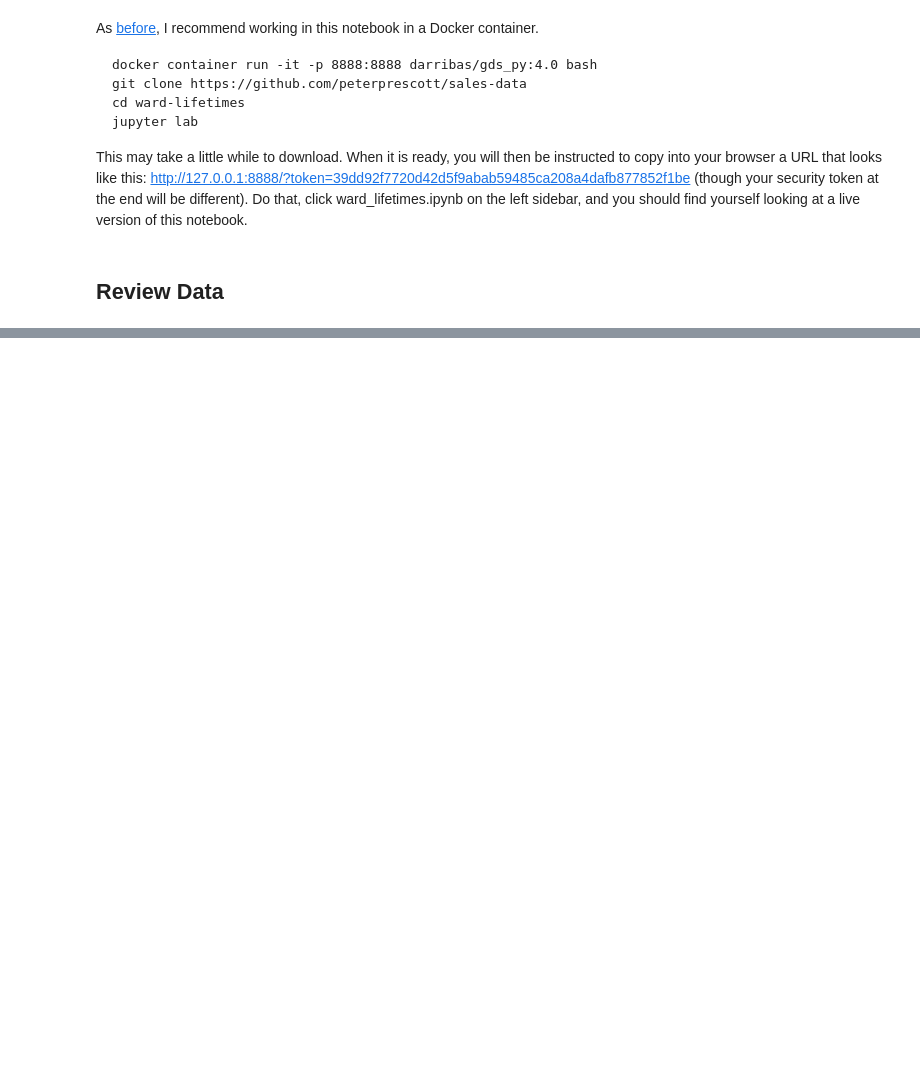
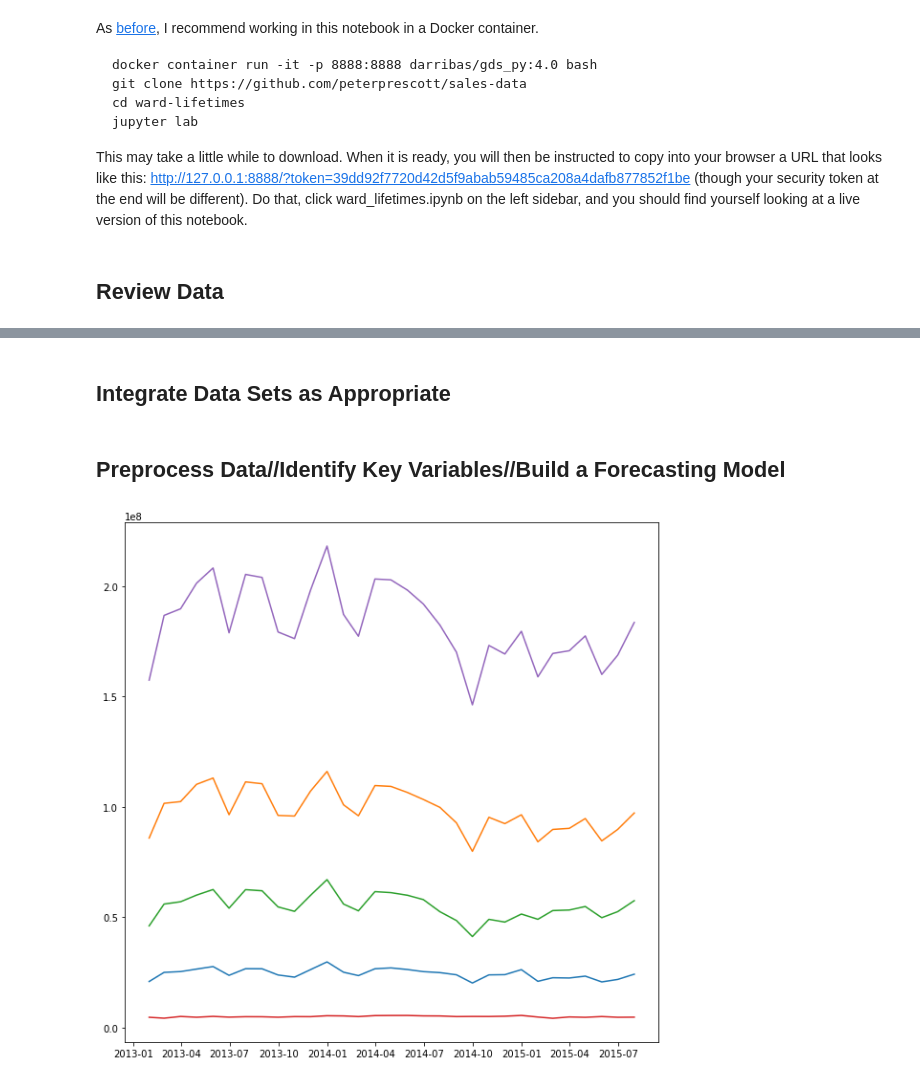
Before and after one commit to peterprescott/sales-data, a Jupyter notebook: notebook.ipynb, the cells around one changed output, grey strips where cells are left out. Drawn from its saved outputs; the diff is of its cells as text; code cells hidden in the pictures; blank space fills up the shorter version.

```diff
--- a/notebook.ipynb
+++ b/notebook.ipynb
@@ -94,0 +169,5 @@ train.head()
+# %%
+# read in train data
+train = pd.read_csv('DA1920_train.csv', parse_dates=['Date'])
+train.shape
+train.head()
@@ -94,0 +216,2 @@ train.head()
+# %%
+properDates = train.loc[train.Date<=train.Date.unique()[0]]
@@ -94,0 +281,21 @@ train.head()
+# %% [markdown]
+## Integrate Data Sets as Appropriate
+# %%
+# merge on store ID
+combine = pd.merge(store, properDates, on='Store')
+# %% [markdown]
+## Preprocess Data//Identify Key Variables//Build a Forecasting Model
+# %%
+store_type = {}
+resampled = {}
+y = {}
+for i, x in enumerate(combine.StoreType.unique()):
+    store_type[i] = combine.loc[combine.StoreType == x]
+    resampled[i] = store_type[i].resample(rule='1M', on='Date').sum()
+resampled[4] = combine.resample(rule='1M', on='Date').sum()
+# %%
+fig, ax = plt.subplots(figsize=(10,10))
+for x in range(5):
+    ax.plot(resampled[x].Sales)
+# %% [output]
+[figure, added]
```
Also changed, not shown: parts of 48 cells of this notebook.
